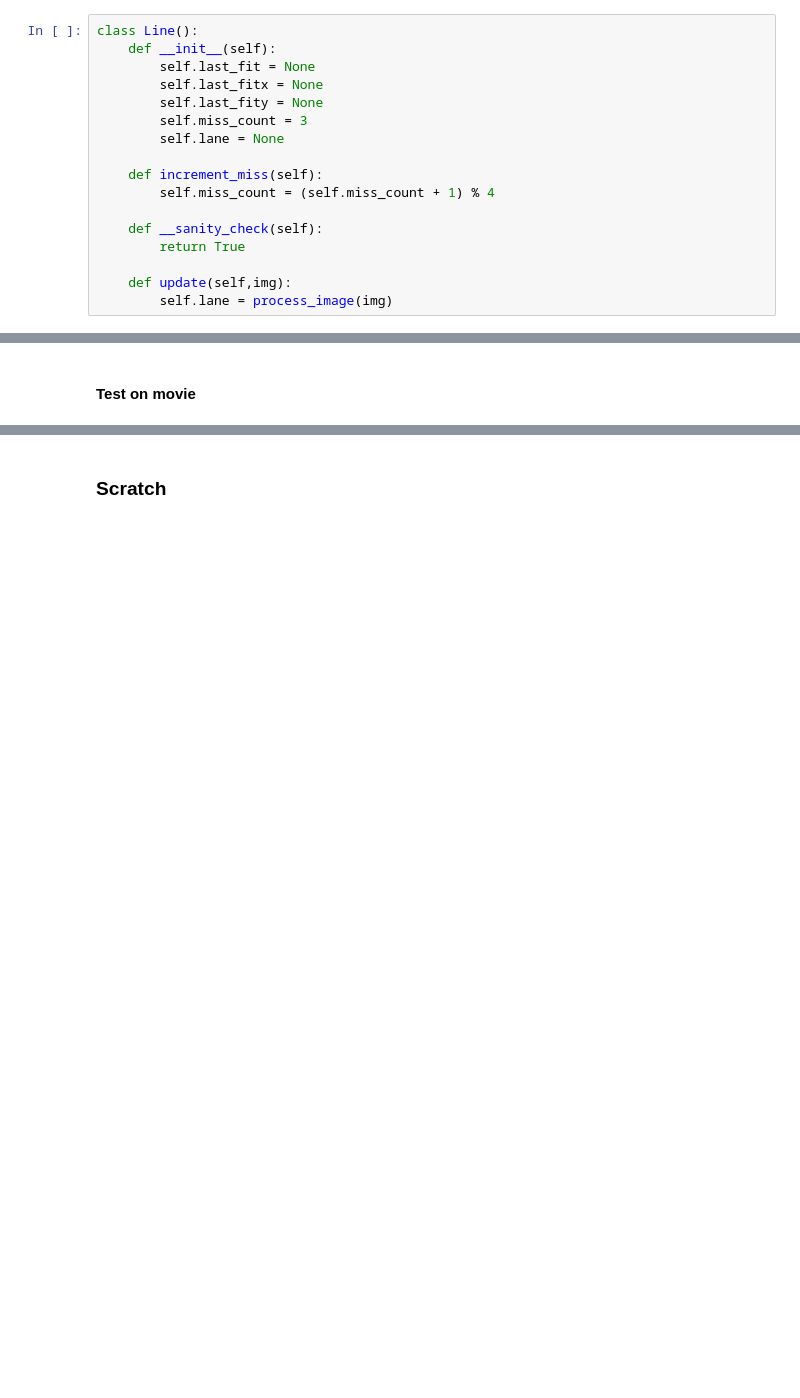
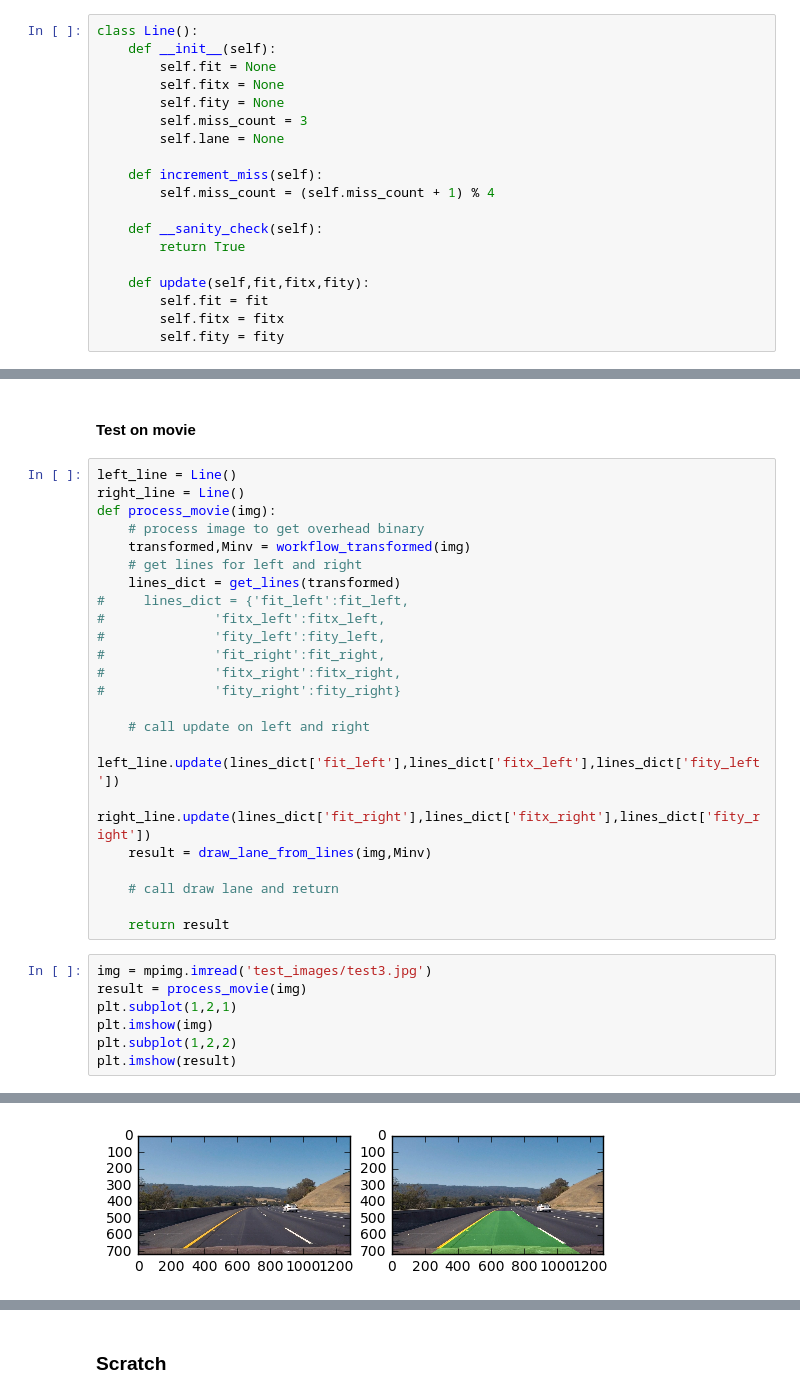
Before and after one commit to sirpsycho85/CarND-Advanced-Lane-Lines, a Jupyter notebook: Advanced lane lines.ipynb, the cells around one changed output, grey strips where cells are left out. Drawn from its saved outputs; the diff is of its cells as text; blank space fills up the shorter version.

Commit message:
process video using lines class, but output has some differences

```diff
--- a/Advanced lane lines.ipynb
+++ b/Advanced lane lines.ipynb
@@ -491,9 +550,9 @@ def process_image(img):
 # %%
 class Line():
     def __init__(self):
-        self.last_fit = None
-        self.last_fitx = None
-        self.last_fity = None
+        self.fit = None
+        self.fitx = None
+        self.fity = None
         self.miss_count = 3
         self.lane = None
 
@@ -503,7 +562,9 @@ class Line():
     def __sanity_check(self):
         return True
 
-    def update(self,img):
-        self.lane = process_image(img)
+    def update(self,fit,fitx,fity):
+        self.fit = fit
+        self.fitx = fitx
+        self.fity = fity
 # %% [markdown]
 ### Movies
@@ -514,2 +571,33 @@ from IPython.display import HTML
 # %% [markdown]
 #### Test on movie
+# %%
+left_line = Line()
+right_line = Line()
+def process_movie(img):
+    # process image to get overhead binary
+    transformed,Minv = workflow_transformed(img)
+    # get lines for left and right
+    lines_dict = get_lines(transformed)
+#     lines_dict = {'fit_left':fit_left,
+#              'fitx_left':fitx_left,
+#              'fity_left':fity_left,
+#              'fit_right':fit_right,
+#              'fitx_right':fitx_right,
+#              'fity_right':fity_right}
+
+    # call update on left and right
+    left_line.update(lines_dict['fit_left'],lines_dict['fitx_left'],lines_dict['fity_left'])
+    right_line.update(lines_dict['fit_right'],lines_dict['fitx_right'],lines_dict['fity_right'])
+    result = draw_lane_from_lines(img,Minv)
+
+    # call draw lane and return
+
+    return result
+# %%
+img = mpimg.imread('test_images/test3.jpg')
+result = process_movie(img)
+plt.subplot(1,2,1)
+plt.imshow(img)
+plt.subplot(1,2,2)
+plt.imshow(result)
+# %% [output]
@@ -516 +606,2 @@ from IPython.display import HTML
+[figure, added]
 # %%
```
Also changed, not shown: parts of 10 cells of this notebook, 2 other files.
